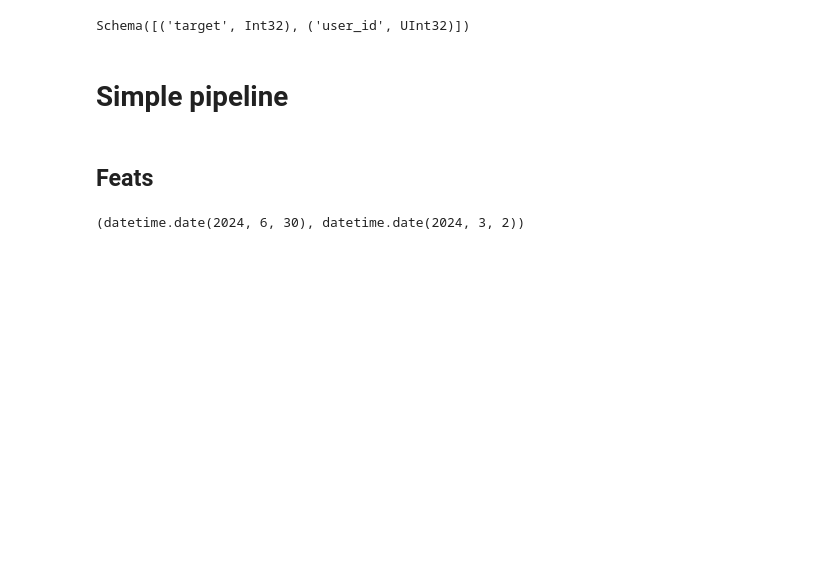
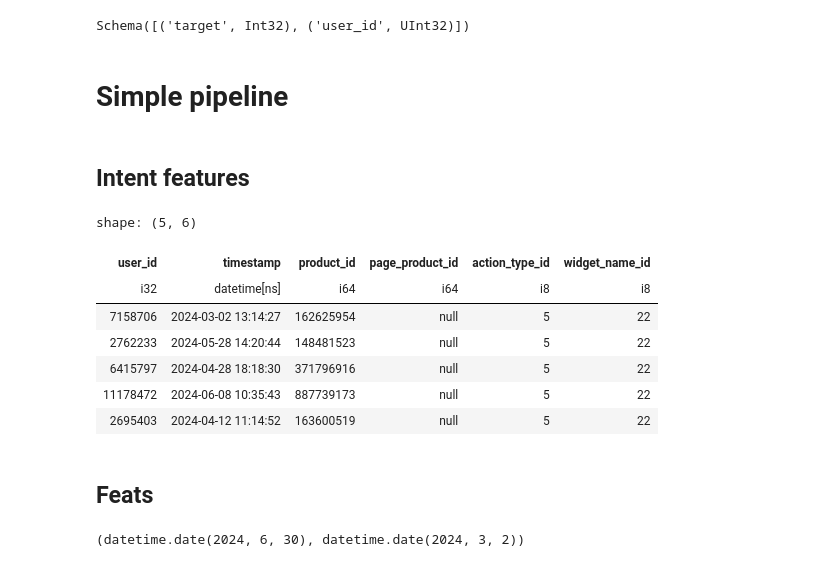
Before and after one commit to LumbaBalumba/aim_ml, a Jupyter notebook: 10/baseline_1_polars.ipynb, the cells around one changed output. Saved outputs shown, nothing was run; the diff lists cells and outputs as text; code cells hidden in the pictures; blank space fills up the shorter version.

```diff
--- a/10/baseline_1_polars.ipynb
+++ b/10/baseline_1_polars.ipynb
@@ -73,6 +77,19 @@ val_target.group_by('target').agg(pl.count('user_id')).collect_schema()
 Schema([('target', Int32), ('user_id', UInt32)])
 # %% [markdown]
 # Simple pipeline
+# %% [markdown]
+## Intent features
+# %%
+actions_history.head()
+# %% [output]
+shape: (5, 6)
+| user_id | timestamp | product_id | page_product_id | action_type_id | widget_name_id |
+| i32 | datetime[ns] | i64 | i64 | i8 | i8 |
+| 7158706 | 2024-03-02 13:14:27 | 162625954 | null | 5 | 22 |
+| 2762233 | 2024-05-28 14:20:44 | 148481523 | null | 5 | 22 |
+| 6415797 | 2024-04-28 18:18:30 | 371796916 | null | 5 | 22 |
+| 11178472 | 2024-06-08 10:35:43 | 887739173 | null | 5 | 22 |
+| 2695403 | 2024-04-12 11:14:52 | 163600519 | null | 5 | 22 |
 # %% [markdown]
 ## Feats
 # %%
```
Also changed, not shown: parts of 13 cells of this notebook, 1 other file.
